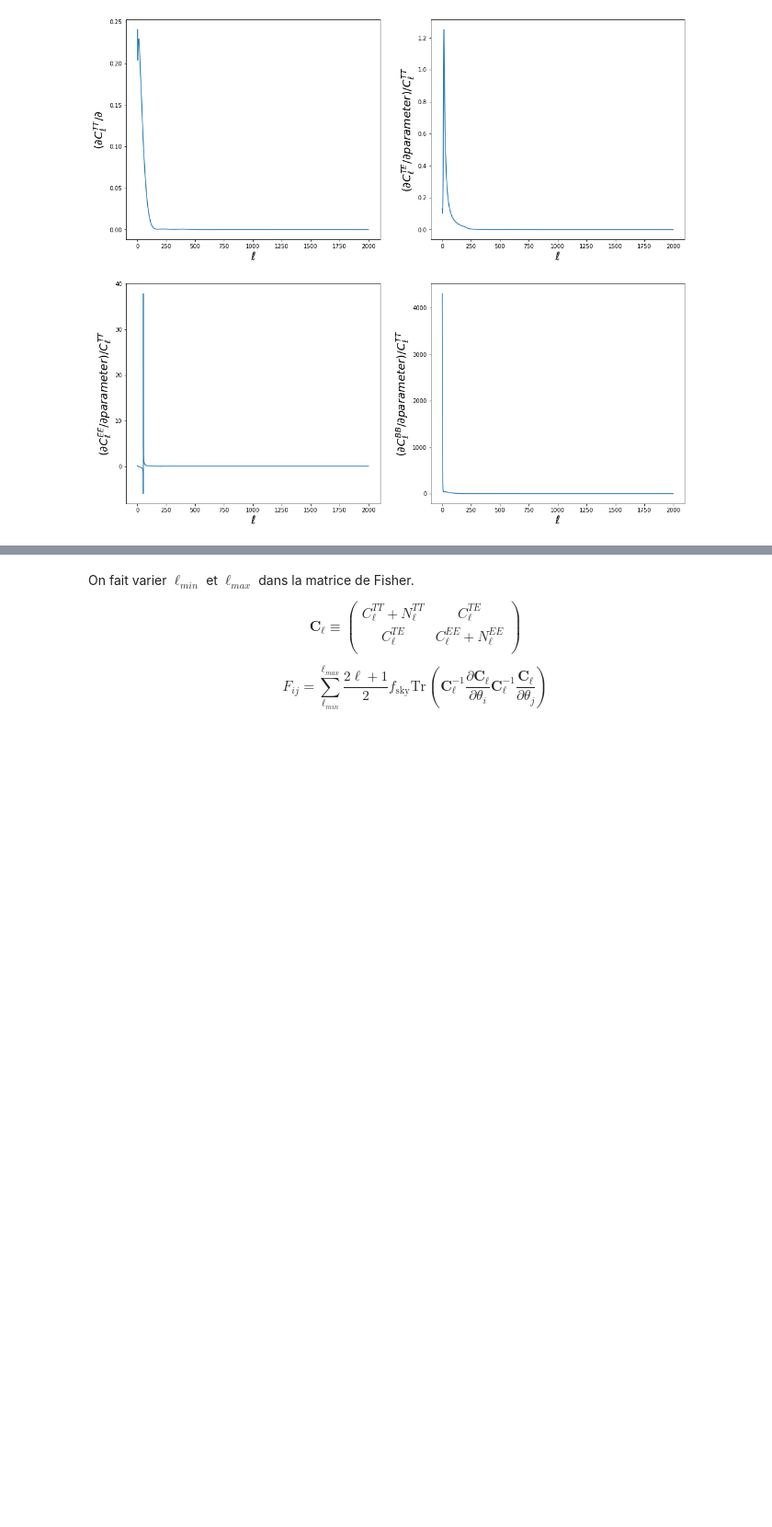
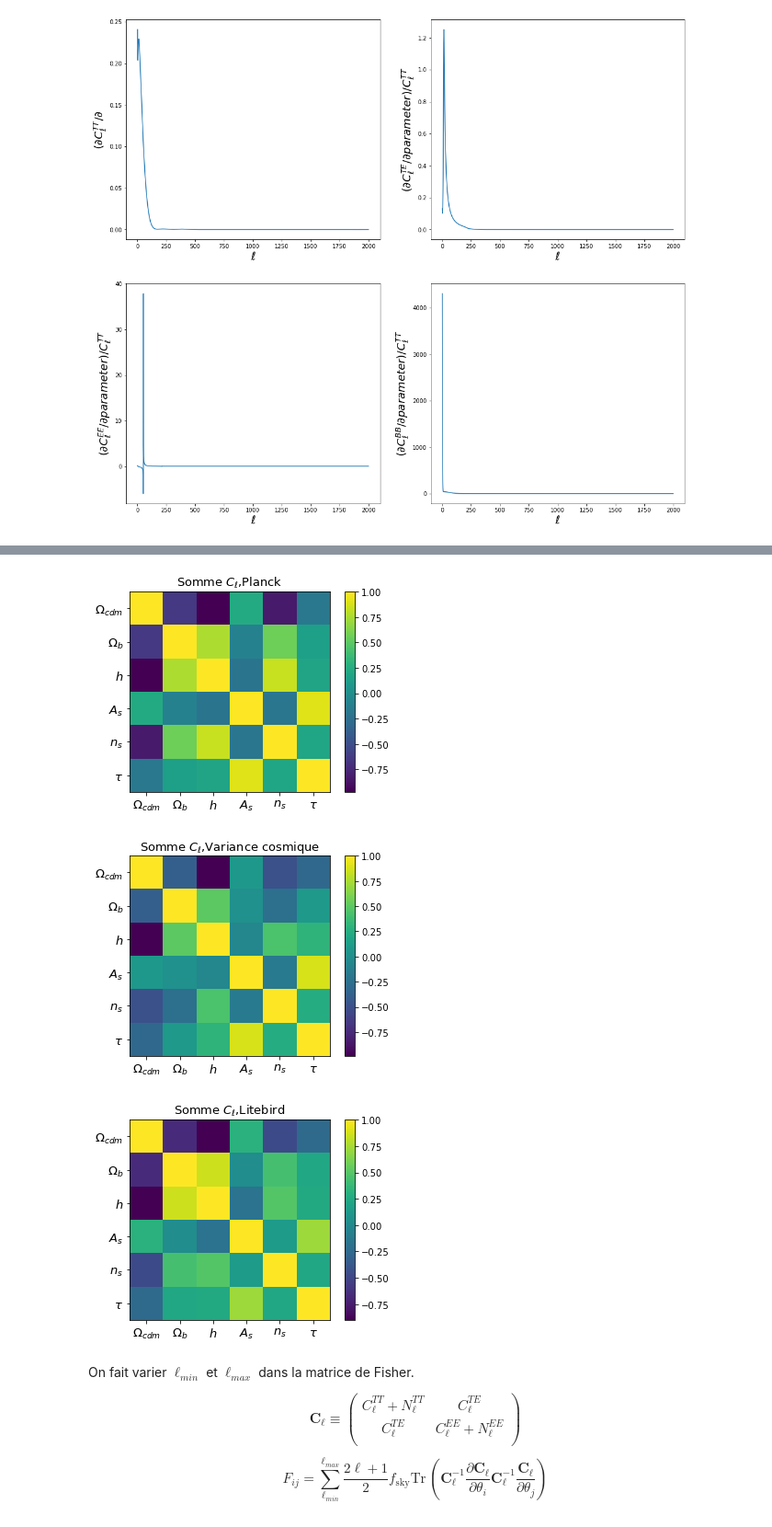
Before and after one commit to EmilePangburn/Fisher_CMB, a Jupyter notebook: Fisher_CMB.ipynb, the cells around one changed output, grey strips where cells are left out. Shown at 92% size. Saved outputs shown, nothing was run; the diff lists cells and outputs as text; code cells hidden in the pictures; blank space fills up the shorter version.

```diff
--- a/Fisher_CMB.ipynb
+++ b/Fisher_CMB.ipynb
@@ -455,3 +483,64 @@ plt.show()
+# %%
+def Correlation(convolution):
+    taille = np.shape(convolution)
+    correlation = np.zeros(taille)
+    for i in range(taille[0]):
+        for j in range(taille[1]):
+            correlation[i,j] = convolution[i,j]/np.sqrt(convolution[i,i]*convolution[j,j])
+    return correlation
+
+Cov = np.linalg.inv(np.loadtxt('fisher_matrice_noise'))
+Cor = Correlation(Cov)
+fig, ax = plt.subplots()
+plt.imshow(Cor)
+plt.colorbar()
+
+liste = ['0',r'$\Omega_{cdm}$','$\Omega_{b}$','$h$','$A_{s}$','$n_{s}$',r'$\tau$']
+#labels
+column_labels = liste
+row_labels = liste
+ax.set_xticklabels(column_labels, minor=False,fontsize=13)
+ax.set_yticklabels(row_labels, minor=False,fontsize=13)
+plt.title('Somme $C_{\ell}$,Planck',fontsize=13)
+plt.savefig('correlation.png')
+plt.show()
+
+Cov_cosmique = np.linalg.inv(np.loadtxt('fisher_matrice_cosmique'))
+Cor_cosmique = Correlation(Cov_cosmique)
+fig, ax = plt.subplots()
+plt.imshow(Cor_cosmique)
+plt.colorbar()
+
+liste = ['0',r'$\Omega_{cdm}$','$\Omega_{b}$','$h$','$A_{s}$','$n_{s}$',r'$\tau$']
+#labels
+column_labels = liste
+row_labels = liste
+ax.set_xticklabels(column_labels, minor=False,fontsize=13)
+ax.set_yticklabels(row_labels, minor=False,fontsize=13)
+plt.title('Somme $C_{\ell}$,Variance cosmique',fontsize=13)
+plt.savefig('correlation.png')
+plt.show()
+
+
+Cov_Litebird = np.linalg.inv(np.loadtxt('fisher_matrice_noise_litebird_opt'))
+Cor_Litebird = Correlation(Cov_Litebird)
+fig, ax = plt.subplots()
+plt.imshow(Cor_Litebird)
+plt.colorbar()
+
+liste = ['0',r'$\Omega_{cdm}$','$\Omega_{b}$','$h$','$A_{s}$','$n_{s}$',r'$\tau$']
+#labels
+column_labels = liste
+row_labels = liste
+ax.set_xticklabels(column_labels, minor=False,fontsize=13)
+ax.set_yticklabels(row_labels, minor=False,fontsize=13)
+plt.title('Somme $C_{\ell}$,Litebird',fontsize=13)
+plt.savefig('correlation.png')
+plt.show()
+# %% [output]
+[figure, added]
+[figure, added]
+[figure, added]
 # %% [markdown]
 On fait varier $\ell_{min}$ et $\ell_{max}$ dans la matrice de Fisher.
 
```
Also changed, not shown: parts of 7 cells of this notebook.
